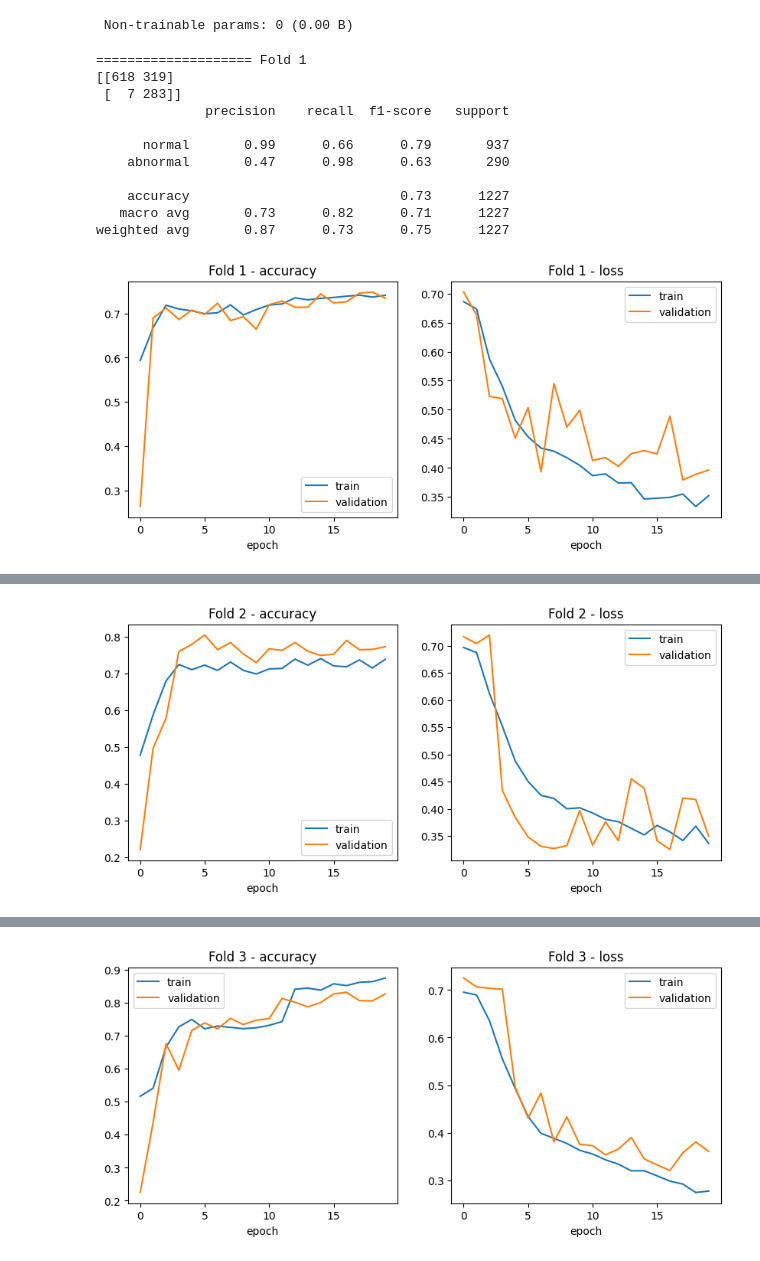
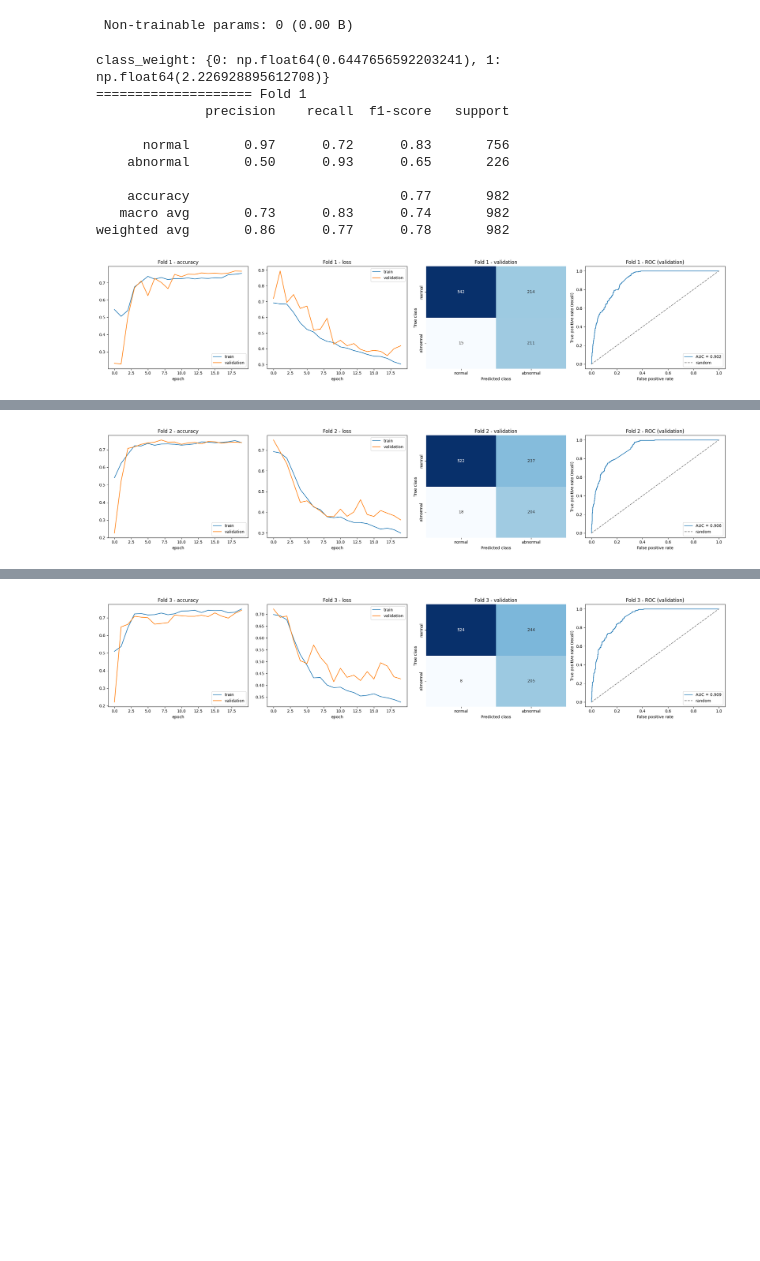
Before and after one commit to Farah-Belghith2710/CardioAgent, a Jupyter notebook: notebooks/04_Tp7_cnn.ipynb, the cells around one changed output, grey strips where cells are left out. Drawn from its saved outputs; the diff is of its cells as text; code cells hidden in the pictures; blank space fills up the shorter version.

```diff
--- a/notebooks/04_Tp7_cnn.ipynb
+++ b/notebooks/04_Tp7_cnn.ipynb
@@ -110,6 +128,7 @@ print(len(spectrograms), "spectrograms of size", spectrograms[0].shape)
 # %%
 spectrograms = load_data(project_folder + "cnn_spectrograms.data")
 labels = load_data(project_folder + "cnn_labels.data")
+files = np.array(load_data(project_folder + "cnn_files.data"))
 
 X = np.array(spectrograms)     # (number of wavs, 40, 157)
 y = np.array(labels)           # 1 = abnormal, 0 = normal
@@ -135,3 +154,21 @@ plt.show()
 # %% [output]
 X: (3681, 40, 157, 1) | normal: 2855 | abnormal: 826
 [figure]
+# %%
+# ==================== The fixed TEST set (made by notebook 01): put aside, never used to train ====================
+# - 80% = the TRAIN part: the 3 folds (validation) and the training of the final CNN happen only here
+# - 20% = the TEST part: used ONCE at the end, to test the final CNN (never to choose the epochs or a setting)
+with open(project_folder + "splits/test_files.json") as f:
+    split = json.load(f)
+test_label = dict(zip(split["test_files"], split["test_labels"]))    # name of a test wav -> its class
+
+assert len(files) == len(X) == len(y), "the .data files do not match: run the cell that reads the wavs again"
+is_test = np.array([name in test_label for name in files])          # True for the 20% test wavs
+assert is_test.sum() == split["n_test"], "some test wavs are missing: run notebook 01 again"
+for i in np.where(is_test)[0]:
+    assert y[i] == test_label[files[i]], "the class of " + files[i] + " is not the same in notebook 01"
+
+X_train, y_train = X[~is_test], y[~is_test]    # ~ = "not": the 80% train part
+X_test, y_test = X[is_test], y[is_test]
+print("train (80%):", len(y_train), "wavs (abnormal:", np.sum(y_train == 1), ") | test (20%):", len(y_test),
+      "wavs (abnormal:", np.sum(y_test == 1), ")")
@@ -207,54 +276,59 @@ def plot_acc_loss(history, fold):
     plt.show()
 # %%
-# ==================== Training and testing on 3 folds (like TP3) ====================
+# ==================== VALIDATION: 3 folds on the 80% train part (like TP3) ====================
 EPOCHS = 20         # 20 passes over the train wavs
 BATCH_SIZE = 32     # the weights change after every 32 wavs
 
 # we have 3.5x less abnormal wavs, so each abnormal wav counts 3.5x more (like class_weight="balanced" in TP3)
-class_weight = {0: len(y) / (2 * np.sum(y == 0)), 1: len(y) / (2 * np.sum(y == 1))}
+# (computed on the train part only: the test wavs stay unknown)
+class_weight = {0: len(y_train) / (2 * np.sum(y_train == 0)), 1: len(y_train) / (2 * np.sum(y_train == 1))}
+print("class_weight:", class_weight)
 
-kfold = KFold(n_splits=3, shuffle=True, random_state=1)    # the same 3 folds as TP3 and TP4
+kfold = KFold(n_splits=3, shuffle=True, random_state=1)    # the same 3 folds as TP3, TP4 and TP8
 results = []
 histories = []      # the Keras history of each fold (its curves), kept for MLflow
 fold = 1
-for train_index, test_index in kfold.split(X):
+for train_index, val_index in kfold.split(X_train):
     print("==================== Fold", fold)
-    X_train, X_test = X[train_index], X[test_index]        # 2/3 of the wavs to train, 1/3 to test
-    y_train, y_test = y[train_index], y[test_index]
+    X_tr, X_val = X_train[train_index], X_train[val_index]       # 2/3 of the train part to learn, 1/3 to validate
+    y_tr, y_val = y_train[train_index], y_train[val_index]
 
     keras.utils.set_random_seed(0)      # the same random start each time -> the same results if we run it again
     model = build_cnn()
-    history = model.fit(X_train, y_train, epochs=EPOCHS, batch_size=BATCH_SIZE, class_weight=class_weight,
-                        validation_data=(X_test, y_test), verbose=0)
-    # validation_data: the CNN does NOT learn from the test wavs, they are only used to draw the "validation" curves
+    history = model.fit(X_tr, y_tr, epochs=EPOCHS, batch_size=BATCH_SIZE, class_weight=class_weight,
+                        validation_data=(X_val, y_val), verbose=0)
+    # validation_data: the CNN does NOT learn from the validation wavs, they are only used to draw the curves
     # verbose=0: nothing is printed while it trains (a minute or two per fold), the curves show every epoch
 
     # the sigmoid gives a probability: more than 0.5 -> abnormal (1), else normal (0)
-    y_pred = (model.predict(X_test, verbose=0) > 0.5).astype(int).ravel()
+    y_prob = model.predict(X_val, verbose=0).ravel()
+    y_pred = (y_prob > 0.5).astype(int)
+    false_positive_rate, true_positive_rate, thresholds = roc_curve(y_val, y_prob)
 
-    print(confusion_matrix(y_test, y_pred))
-    print(classification_report(y_test, y_pred, target_names=["normal", "abnormal"]))
+    print(classification_report(y_val, y_pred, target_names=["normal", "abnormal"]))
     results.append({
         "fold": fold,
-        "accuracy": accuracy_score(y_test, y_pred),
-        "precision": precision_score(y_test, y_pred),    # precision, recall, f1: of the abnormal class
-        "recall": recall_score(y_test, y_pred),
-        "f1": f1_score(y_test, y_pred),
+        "accuracy": accuracy_score(y_val, y_pred),
+        "precision": precision_score(y_val, y_pred),    # precision, recall, f1: of the abnormal class
+        "recall": recall_score(y_val, y_pred),
+        "f1": f1_score(y_val, y_pred),
+        "auc": auc(false_positive_rate, true_positive_rate),    # the area under the ROC curve
+        "y_val": y_val,                                  # kept for the summary figure
+        "y_prob": y_prob,
     })
-    plot_acc_loss(history, fold)
+    plot_fold(history, y_val, y_prob, fold)
     histories.append(history)
     fold = fold + 1
 # %% [output]
+class_weight: {0: np.float64(0.6447656592203241), 1: np.float64(2.226928895612708)}
 ==================== Fold 1
-[[618 319]
- [  7 283]]
               precision    recall  f1-score   support
 
-      normal       0.99      0.66      0.79       937
-    abnormal       0.47      0.98      0.63       290
+      normal       0.97      0.72      0.83       756
+    abnormal       0.50      0.93      0.65       226
 
-    accuracy                           0.73      1227
-   macro avg       0.73      0.82      0.71      1227
-weighted avg       0.87      0.73      0.75      1227
+    accuracy                           0.77       982
+   macro avg       0.73      0.83      0.74       982
+weighted avg       0.86      0.77      0.78       982
-[figure, old version]
+[figure, new version]
 ==================== Fold 2
@@ -271,2 +343,2 @@ weighted avg       0.87      0.77      0.79      1227
-[figure, old version]
+[figure, new version]
 ==================== Fold 3
@@ -283,2 +353,2 @@ weighted avg       0.87      0.83      0.84      1227
-[figure, old version]
+[figure, new version]
 # %%
```
Also changed, not shown: parts of 11 cells of this notebook, 51 other files.
